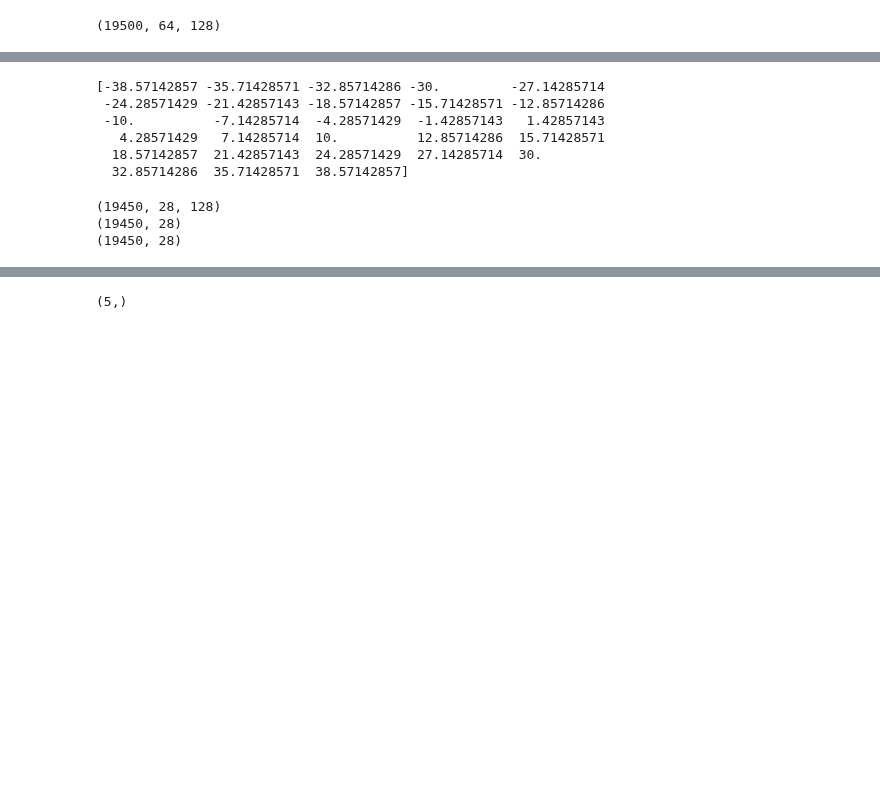
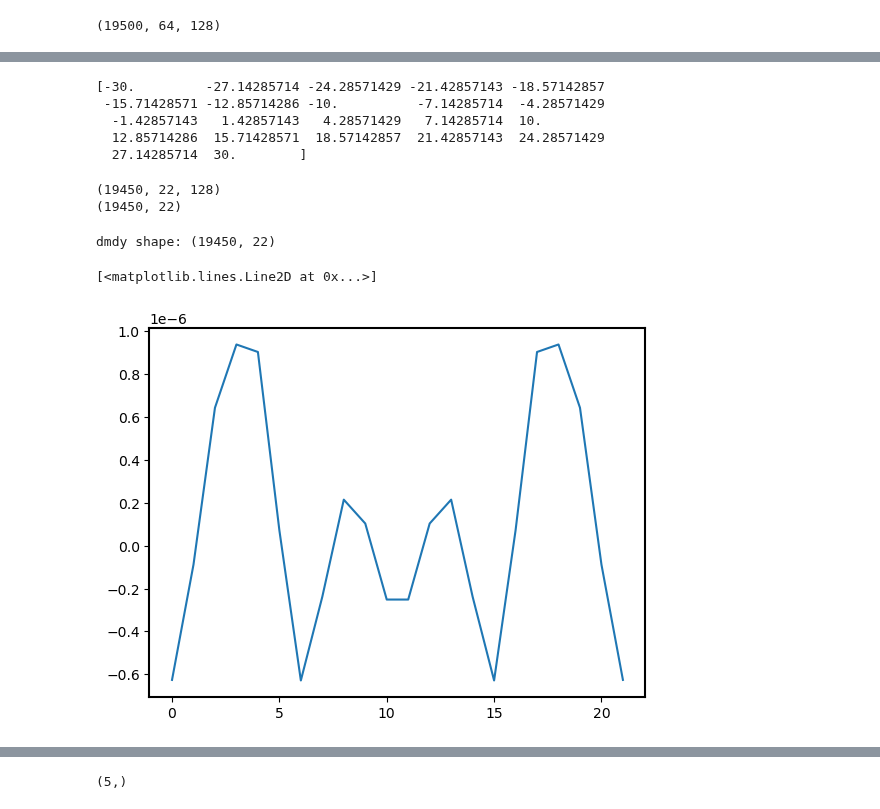
Before and after one commit to PeterChang1023/Moist_Dycore, a Jupyter notebook: IdealizeSpetral.jl/exp/HSt42/Jo_Jo_Dycore_Master_4.ipynb, the cells around one changed output, grey strips where cells are left out. Saved outputs shown, nothing was run; the diff lists cells and outputs as text; code cells hidden in the pictures; blank space fills up the shorter version.

```diff
--- a/IdealizeSpetral.jl/exp/HSt42/Jo_Jo_Dycore_Master_4.ipynb
+++ b/IdealizeSpetral.jl/exp/HSt42/Jo_Jo_Dycore_Master_4.ipynb
@@ -712,32 +712,70 @@ plt.plot(x, u_tmp_filter_global[0,5,:])
 # %%
-y = np.linspace(-90,90,64)
 y_tropic = y[lat_cond]
 yd_tropic = np.deg2rad(y_tropic)
 cy_tropic = np.cos(yd_tropic)
 
 print(y_tropic)
 # %% [output]
-[-38.57142857 -35.71428571 -32.85714286 -30.         -27.14285714
- -24.28571429 -21.42857143 -18.57142857 -15.71428571 -12.85714286
- -10.          -7.14285714  -4.28571429  -1.42857143   1.42857143
-   4.28571429   7.14285714  10.          12.85714286  15.71428571
-  18.57142857  21.42857143  24.28571429  27.14285714  30.
-  32.85714286  35.71428571  38.57142857]
+[-30.         -27.14285714 -24.28571429 -21.42857143 -18.57142857
+ -15.71428571 -12.85714286 -10.          -7.14285714  -4.28571429
+  -1.42857143   1.42857143   4.28571429   7.14285714  10.
+  12.85714286  15.71428571  18.57142857  21.42857143  24.28571429
+  27.14285714  30.        ]
 # %%
-dmdy = np.zeros((19450, 28))
+lat_size = np.shape(lat_cond)[0]
+dmdy = np.zeros((19450, lat_size))
 print(u_tmp_filter_global.shape)
 Mzm = np.mean(u_tmp_filter_global[:] * v_tmp_filter_global[:], axis=2) # EMF_oringin_grid[a]
-print(Mzm.shape)
 
-for i in range(1,28-1):
+for i in range(1,lat_size-1):
     dmdy[:,i] = -(Mzm[:,i+1] * (cy_tropic[i]**2) - Mzm[:,i-1]* (cy_tropic[i]**2)) / (radius * (cy_tropic[i]**2) * (yd_tropic[i+1] - yd_tropic[i-1]))
-# dmdy[a,:,:,1:-1] = -((Mzm[:,:,2:] - Mzm[:,:,:-2]) * cy2[1:-1]) / (radius * (cy2[1:-1]) * (yd[2:] - yd[:-2]))
 
 dmdy[:, 0] = -((Mzm[:, 1] - Mzm[:, 0]) * cy_tropic[0]**2)  / (radius* cy_tropic[0]**2  *(yd_tropic[1] - yd_tropic[0]))
 dmdy[:,-1] = -((Mzm[:,-1] - Mzm[:,-2]) * cy_tropic[-1]**2) / (radius* cy_tropic[-1]**2 *(yd_tropic[-1] - yd_tropic[-2]))
 print(dmdy.shape)
 # %% [output]
-(19450, 28, 128)
-(19450, 28)
-(19450, 28)
+(19450, 22, 128)
+(19450, 22)
+# %%
+import numpy as np
+
+# Define your inputs
+lat_size = Mzm.shape[1]  # Assuming Mzm has dimensions (time, latitude)
+radius = 6.37122e6  # Earth's radius in meters
+cy_tropic = np.cos(yd_tropic)  # Cosine of latitudes
+cy2_tropic = cy_tropic ** 2  # Square of cosine of latitudes
+
+# Latitude spacing (assumed uniform here)
+delta_y = np.diff(yd_tropic)  # Differences between adjacent latitudes (radians)
+
+# Initialize the differentiation matrix
+D = np.zeros((lat_size, lat_size))
+
+# Fill the central difference part of the matrix
+for i in range(1, lat_size - 1):
+    D[i, i - 1] = -cy2_tropic[i] / (cy2_tropic[i] * (delta_y[i - 1] + delta_y[i]))
+    D[i, i + 1] = cy2_tropic[i] / (cy2_tropic[i] * (delta_y[i - 1] + delta_y[i]))
+
+# Fill the boundary points with forward and backward difference formulas
+D[0, 0] = -1 / (delta_y[0])  # Backward difference at the first point
+D[0, 1] = 1 / (delta_y[0])   # Forward difference at the first point
+
+D[-1, -2] = -1 / (delta_y[-1])  # Backward difference at the last point
+D[-1, -1] = 1 / (delta_y[-1])   # Forward difference at the last point
+
+# Scale the differentiation matrix with the Earth's radius
+D = D / radius
+
+# Apply the differentiation matrix to Mzm
+dmdy = -Mzm @ D.T  # Transpose because differentiation is row-wise
+
+print("dmdy shape:", dmdy.shape)
+# %% [output]
+dmdy shape: (19450, 22)
+# %%
+plt.figure()
+plt.plot(dmdy.mean(axis=0))
+# %% [output]
+[<matplotlib.lines.Line2D at 0x...>]
+[figure, added]
 # %%
```
Also changed, not shown: parts of 9 cells of this notebook.
